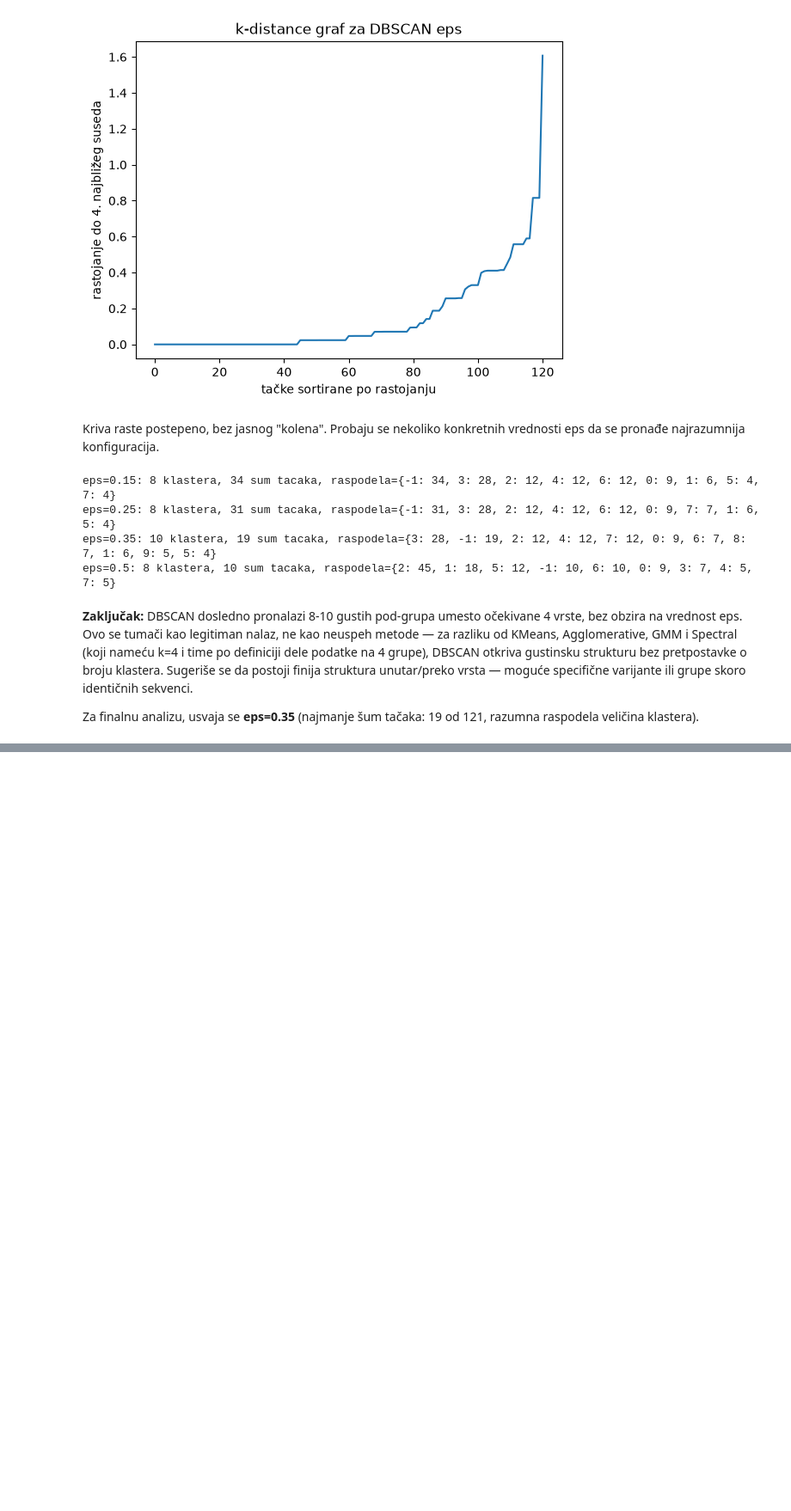
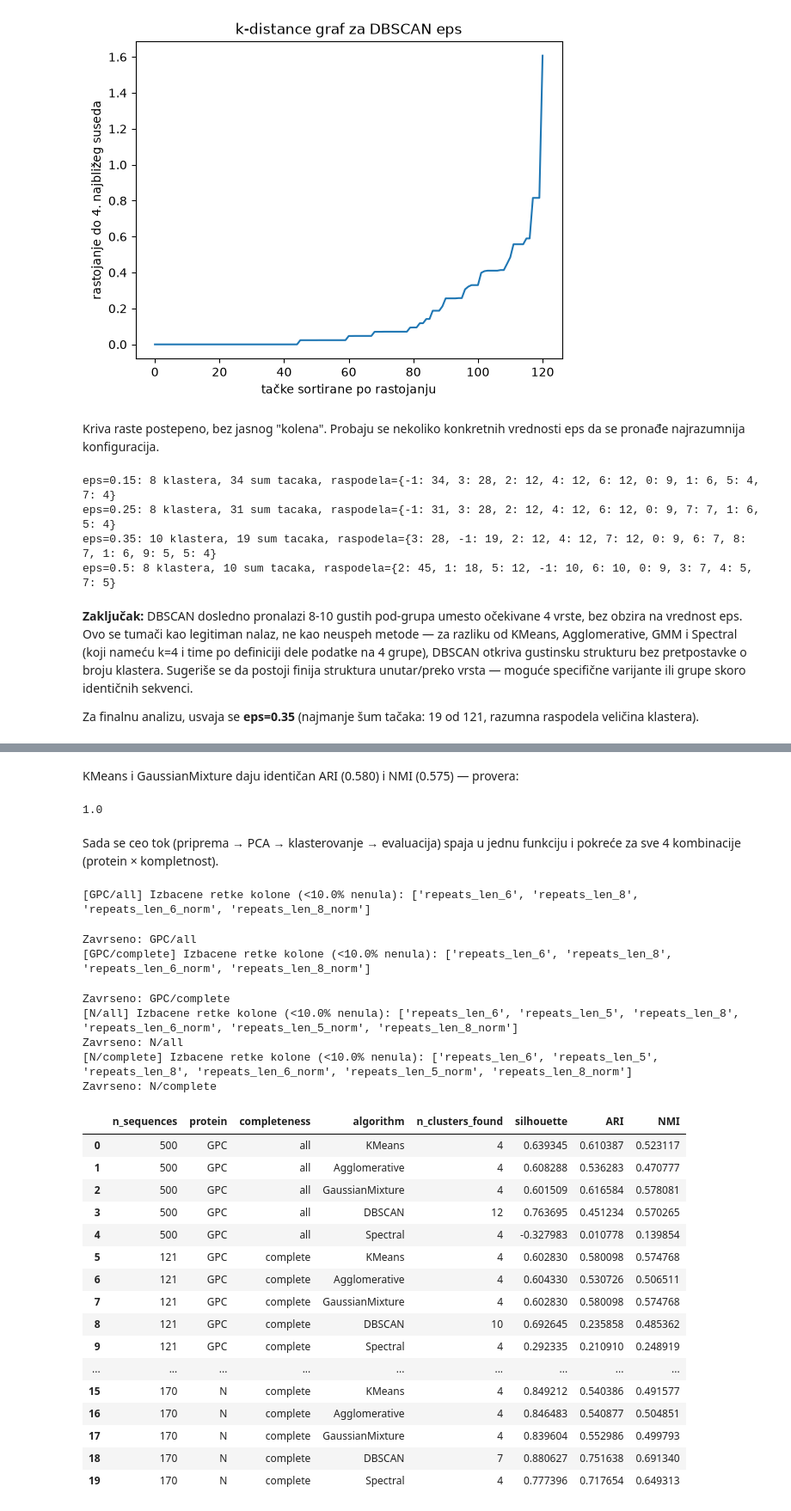
Before and after one commit to VladimirManda10/Hantavirus, a Jupyter notebook: notebook.ipynb, the cells around one changed output, grey strips where cells are left out. Shown at 86% size. Saved outputs shown, nothing was run; the diff lists cells and outputs as text; code cells hidden in the pictures; blank space fills up the shorter version.

Commit message:
Sekcija 9: Evaluacija klasterovanja - finalna tabela za sva 4 podskupa

```diff
--- a/notebook.ipynb
+++ b/notebook.ipynb
@@ -894,0 +930,59 @@ def run_clustering(X_pca, k=4, dbscan_eps=0.35, dbscan_min_samples=4):
+# %% [markdown]
+KMeans i GaussianMixture daju identičan ARI (0.580) i NMI (0.575) — provera:
+# %%
+adjusted_rand_score(cluster_results["KMeans"], cluster_results["GaussianMixture"])
+# %% [output]
+1.0
+# %% [markdown]
+Sada se ceo tok (priprema → PCA → klasterovanje → evaluacija) spaja u jednu funkciju i
+pokreće za sve 4 kombinacije (protein × kompletnost).
+# %%
+def run_full_pipeline(df, protein, completeness):
+    subset, X_scaled, used_cols = prepare_subset(df, protein, completeness)
+    X_pca, pca_model = apply_pca(X_scaled)
+    cluster_results = run_clustering(X_pca)
+    eval_df = evaluate_clustering(X_pca, cluster_results, subset["species"].values)
+    eval_df.insert(0, "completeness", completeness)
+    eval_df.insert(0, "protein", protein)
+    eval_df.insert(0, "n_sequences", len(subset))
+    return subset, X_pca, cluster_results, eval_df
+
+
+all_eval_results = []
+all_subsets = {}
+
+for protein in ["GPC", "N"]:
+    for completeness in ["all", "complete"]:
+        subset, X_pca, clusters, eval_df = run_full_pipeline(feature_df, protein, completeness)
+        all_eval_results.append(eval_df)
+        all_subsets[(protein, completeness)] = (subset, X_pca, clusters)
+        print(f"Zavrseno: {protein}/{completeness}")
+
+final_results = pd.concat(all_eval_results, ignore_index=True)
+final_results
+# %% [output]
+[GPC/all] Izbacene retke kolone (<10.0% nenula): ['repeats_len_6', 'repeats_len_8', 'repeats_len_6_norm', 'repeats_len_8_norm']
+Zavrseno: GPC/all
+[GPC/complete] Izbacene retke kolone (<10.0% nenula): ['repeats_len_6', 'repeats_len_8', 'repeats_len_6_norm', 'repeats_len_8_norm']
+Zavrseno: GPC/complete
+[N/all] Izbacene retke kolone (<10.0% nenula): ['repeats_len_6', 'repeats_len_5', 'repeats_len_8', 'repeats_len_6_norm', 'repeats_len_5_norm', 'repeats_len_8_norm']
+Zavrseno: N/all
+[N/complete] Izbacene retke kolone (<10.0% nenula): ['repeats_len_6', 'repeats_len_5', 'repeats_len_8', 'repeats_len_6_norm', 'repeats_len_5_norm', 'repeats_len_8_norm']
+Zavrseno: N/complete
+|  | n_sequences | protein | completeness | algorithm | n_clusters_found | silhouette | ARI | NMI |
+| 0 | 500 | GPC | all | KMeans | 4 | 0.639345 | 0.610387 | 0.523117 |
+| 1 | 500 | GPC | all | Agglomerative | 4 | 0.608288 | 0.536283 | 0.470777 |
+| 2 | 500 | GPC | all | GaussianMixture | 4 | 0.601509 | 0.616584 | 0.578081 |
+| 3 | 500 | GPC | all | DBSCAN | 12 | 0.763695 | 0.451234 | 0.570265 |
+| 4 | 500 | GPC | all | Spectral | 4 | -0.327983 | 0.010778 | 0.139854 |
+| 5 | 121 | GPC | complete | KMeans | 4 | 0.602830 | 0.580098 | 0.574768 |
+| 6 | 121 | GPC | complete | Agglomerative | 4 | 0.604330 | 0.530726 | 0.506511 |
+| 7 | 121 | GPC | complete | GaussianMixture | 4 | 0.602830 | 0.580098 | 0.574768 |
+| 8 | 121 | GPC | complete | DBSCAN | 10 | 0.692645 | 0.235858 | 0.485362 |
+| 9 | 121 | GPC | complete | Spectral | 4 | 0.292335 | 0.210910 | 0.248919 |
+| ... | ... | ... | ... | ... | ... | ... | ... | ... |
+| 15 | 170 | N | complete | KMeans | 4 | 0.849212 | 0.540386 | 0.491577 |
+| 16 | 170 | N | complete | Agglomerative | 4 | 0.846483 | 0.540877 | 0.504851 |
+| 17 | 170 | N | complete | GaussianMixture | 4 | 0.839604 | 0.552986 | 0.499793 |
+| 18 | 170 | N | complete | DBSCAN | 7 | 0.880627 | 0.751638 | 0.691340 |
+| 19 | 170 | N | complete | Spectral | 4 | 0.777396 | 0.717654 | 0.649313 |
```
Also changed, not shown: parts of 2 cells of this notebook.
